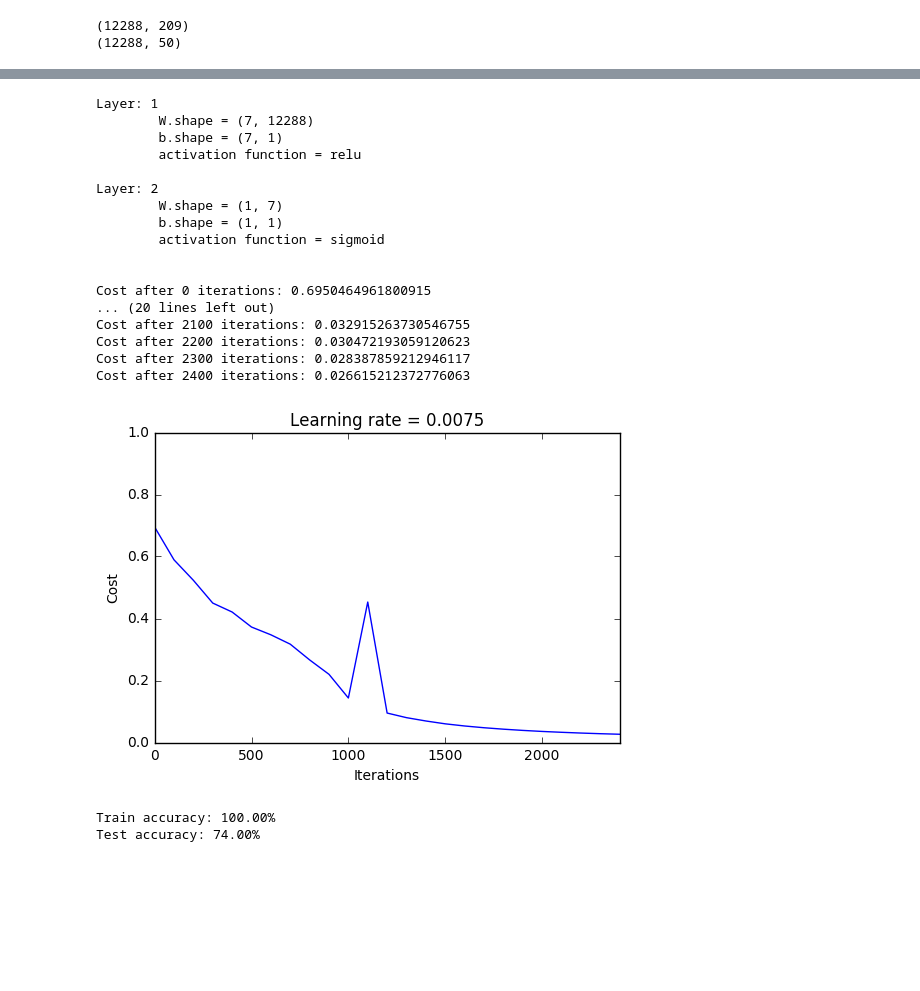
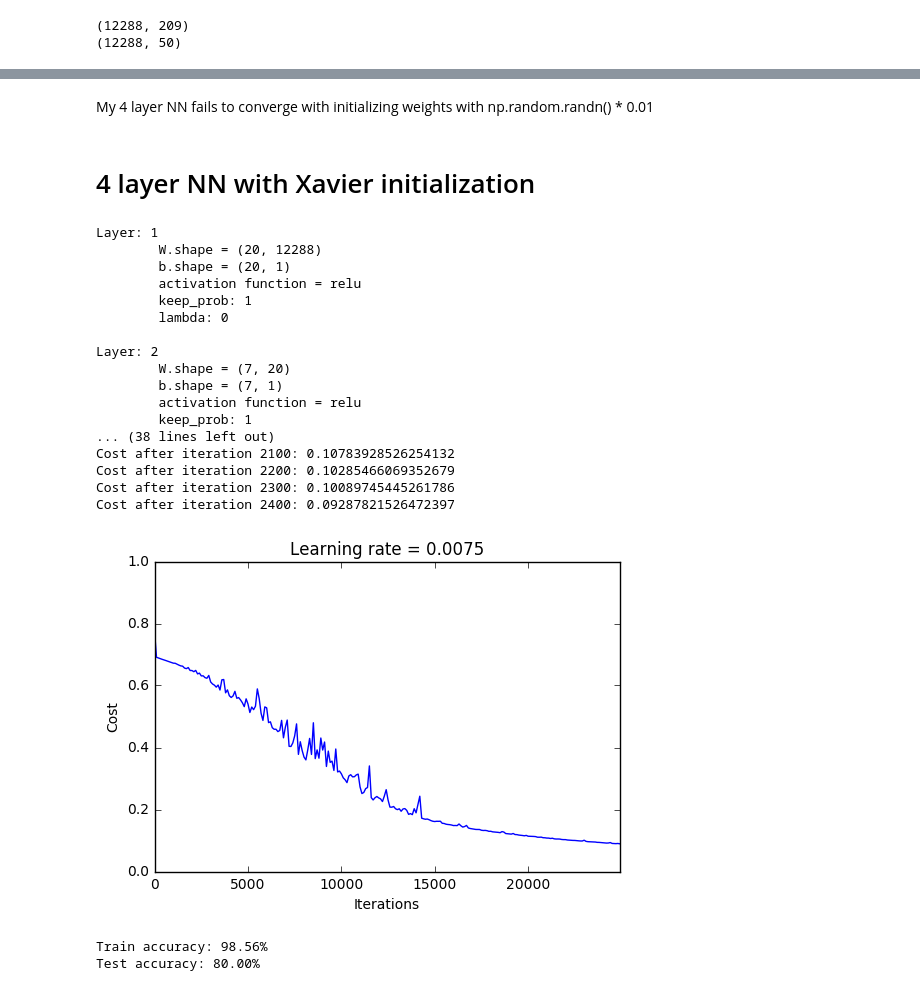
Before and after one commit to jkrogue/deeplearning, a Jupyter notebook: cat_image_classification.ipynb, the cells around one changed output, grey strips where cells are left out. Saved outputs shown, nothing was run; the diff lists cells and outputs as text; code cells hidden in the pictures; blank space fills up the shorter version.

```diff
--- a/cat_image_classification.ipynb
+++ b/cat_image_classification.ipynb
@@ -29,12 +29,12 @@ def show_costs(costs, learning_rate):
     plt.title('Learning rate = {}'.format(learning_rate))
     plt.show()
 
-def model(train_x, train_y, test_x, test_y, layer_dims, learning_rate, num_iterations, use_previous):
+def model(train_x, train_y, test_x, test_y, layer_dims, learning_rate, num_iterations, initialization = 'standard', keep_prob = 1):
     np.random.seed(1)
-    nn = neural_network(layer_dims, use_previous)
+    nn = neural_network(layer_dims, initialization = initialization, keep_prob = keep_prob)
     print(nn)
 
-    costs = nn.train(train_x, train_y, learning_rate = learning_rate, num_iterations = num_iterations, print_costs=True)
+    costs = nn.train(train_x, train_y, learning_rate = learning_rate, num_iterations = num_iterations, print_costs=True, print_interval=100)
 
     show_costs(costs, learning_rate=learning_rate)
 
@@ -110,26 +114,28 @@ Test accuracy: 80.00%
+# %% [markdown]
+My 4 layer NN fails to converge with initializing weights with np.random.randn() * 0.01
+# %% [markdown]
+# 4 layer NN with Xavier initialization
 # %%
-layers_dims = [12288,7,1]
-
-#performance of two layer network with use_previous=True (same as four layer network)
-two_layer_nn = model(train_x, train_y, test_x, test_y, layers_dims, learning_rate = 0.0075, num_iterations = 2500, use_previous=True)
+layers_dims = [12288, 20, 7, 5, 1] #  4-layer model
+four_layer_nn = model(train_x, train_y, test_x, test_y, layers_dims, learning_rate = 0.0075, num_iterations = 2500, initialization='xavier')
 # %% [output]
 Layer: 1
-        W.shape = (7, 12288)
+        W.shape = (20, 12288)
+        b.shape = (20, 1)
+        activation function = relu
+        keep_prob: 1
+        lambda: 0
+
+Layer: 2
+        W.shape = (7, 20)
         b.shape = (7, 1)
         activation function = relu
-
-Layer: 2
-        W.shape = (1, 7)
-        b.shape = (1, 1)
-        activation function = sigmoid
-
-
-Cost after 0 iterations: 0.6950464961800915
-... (20 lines left out)
-Cost after 2100 iterations: 0.032915263730546755
-Cost after 2200 iterations: 0.030472193059120623
-Cost after 2300 iterations: 0.028387859212946117
-Cost after 2400 iterations: 0.026615212372776063
+        keep_prob: 1
+... (38 lines left out)
+Cost after iteration 2100: 0.10783928526254132
+Cost after iteration 2200: 0.10285466069352679
+Cost after iteration 2300: 0.10089745445261786
+Cost after iteration 2400: 0.09287821526472397
-[figure, old version]
+[figure, new version]
-Train accuracy: 100.00%
-Test accuracy: 74.00%
+Train accuracy: 98.56%
+Test accuracy: 80.00%
```
Also changed, not shown: parts of 17 cells of this notebook, 3 other files.
